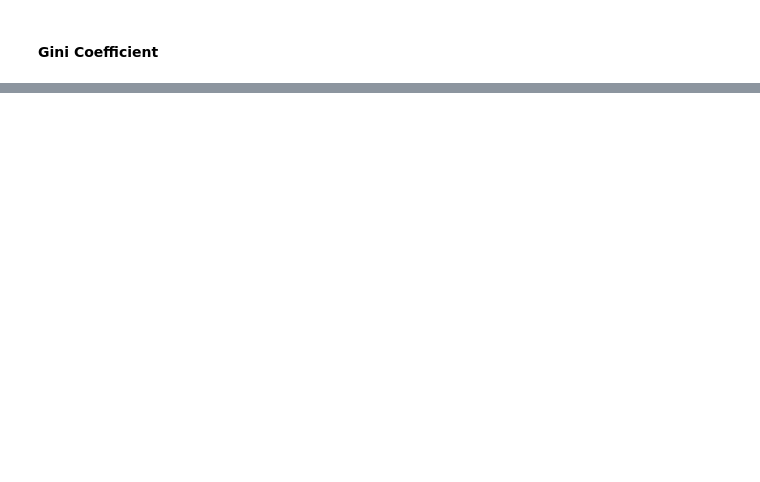
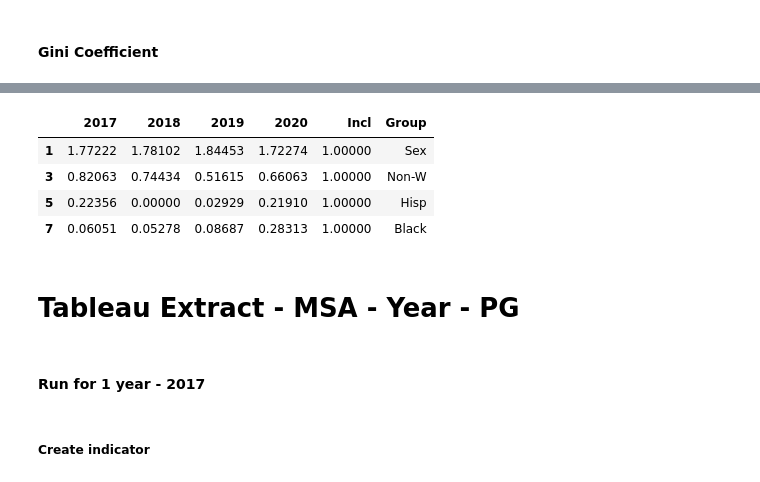
Before and after one commit to skandupmanyu/RAI, a Jupyter notebook: Income inequality - RAI analysis.ipynb, the cells around one changed output, grey strips where cells are left out. Drawn from its saved outputs; the diff is of its cells as text; code cells hidden in the pictures; blank space fills up the shorter version.

```diff
--- a/Income inequality - RAI analysis.ipynb
+++ b/Income inequality - RAI analysis.ipynb
@@ -1024,0 +638,12 @@ shap.summary_plot(shap_values[1], X_train.astype("float"))
+# %%
+bias_pg
+# %% [output]
+|  | 2017 | 2018 | 2019 | 2020 | Incl | Group |
+| 1 | 1.77222 | 1.78102 | 1.84453 | 1.72274 | 1.00000 | Sex |
+| 3 | 0.82063 | 0.74434 | 0.51615 | 0.66063 | 1.00000 | Non-W |
+| 5 | 0.22356 | 0.00000 | 0.02929 | 0.21910 | 1.00000 | Hisp |
+| 7 | 0.06051 | 0.05278 | 0.08687 | 0.28313 | 1.00000 | Black |
+# %% [markdown]
+# Tableau Extract - MSA - Year - PG
+# %% [markdown]
+#### Run for 1 year - 2017
@@ -1024,0 +669,2 @@ shap.summary_plot(shap_values[1], X_train.astype("float"))
+# %% [markdown]
+##### Create indicator
```
Also changed, not shown: parts of 132 cells of this notebook.
